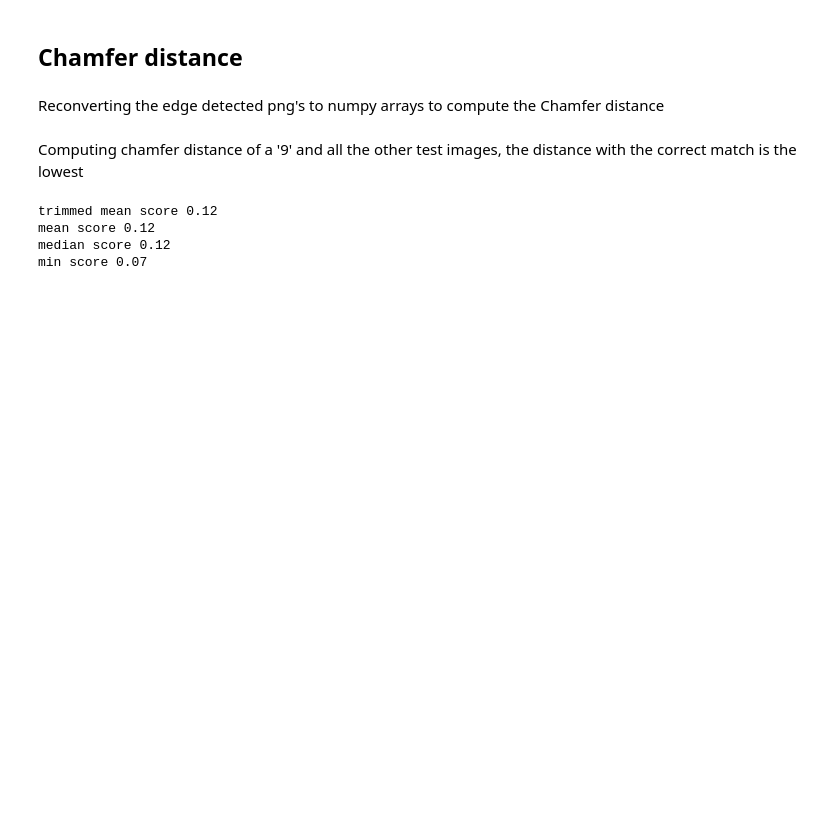
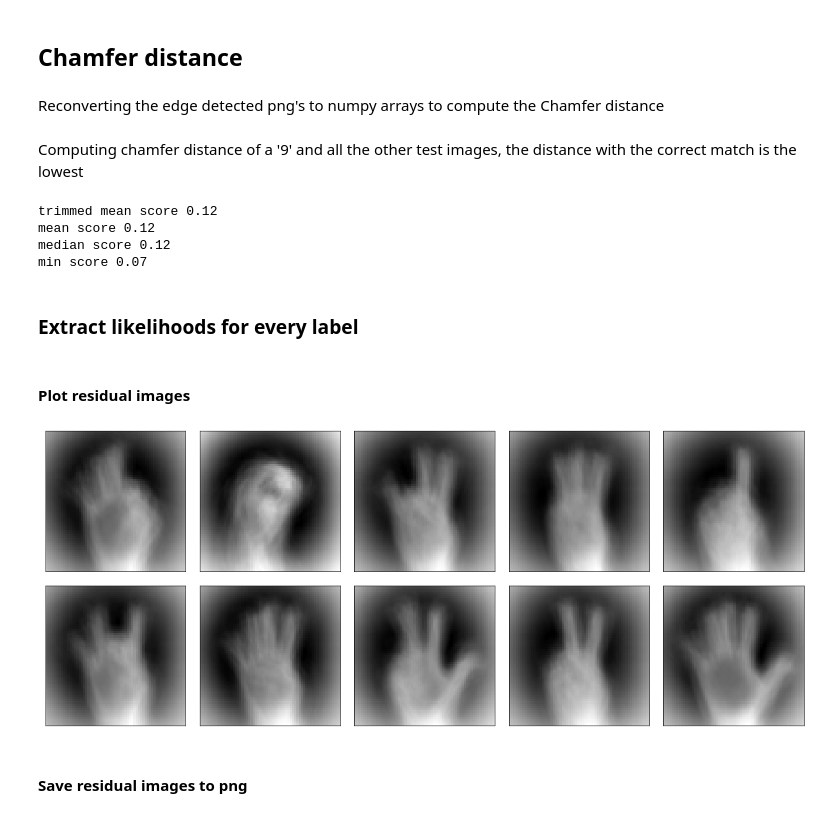
Before and after one commit to S4b3/Sign-Language-Digits-Recognition, a Jupyter notebook: main.ipynb, the cells around one changed output. Saved outputs shown, nothing was run; the diff lists cells and outputs as text; code cells hidden in the pictures; blank space fills up the shorter version.

Commit message:
Extracted likelihooods as images and computed edges

```diff
--- a/main.ipynb
+++ b/main.ipynb
@@ -84,16 +87,17 @@ def get_dataset(dataset_path='Dataset'):
 
     X_unf = np.copy(X)
     X = np.array([X[i].flatten() for i in range(len(X))])
+    Y_hot_vec = Y.copy()
     Y = np.where(Y==1)[1]
     permutation = {0:9, 1:0, 2:7, 3:6, 4:1, 5:8, 6:4, 7:3, 8:2, 9:5}
     for i in range(len(Y)):
         Y[i] = permutation[Y[i]]
 
-    return X, X_unf, Y
+    return X, X_unf, Y, Y_hot_vec
 
 
 if __name__ == '__main__':
-    X, X_unf, Y = get_dataset()
+    X, X_unf, Y, Y_hot_vec = get_dataset()
 # %%
 # cleaning
 subset = [0,1,2,3,4,5,6,7,8,9,10,53,54,55,56,57,58,59,60,61,62,63]
@@ -712,3 +710,20 @@ trimmed mean score 0.12
 mean score 0.12
 median score 0.12
 min score 0.07
+# %% [markdown]
+### Extract likelihoods for every label
+# %%
+labels_likelihoods = compute_likelihood_mt(Y_hot_vec,X_unf)
+# %% [markdown]
+#### Plot residual images
+# %%
+fig, axes = plt.subplots(2, 5,
+                         subplot_kw={'xticks':[], 'yticks':[]},
+                         gridspec_kw=dict(hspace=0.1, wspace=0.1))
+
+for i, ax in enumerate(axes.flat):
+    ax.imshow(labels_likelihoods[i], cmap='binary', interpolation='nearest')
+# %% [output]
+[figure, added]
+# %% [markdown]
+#### Save residual images to png
```
Also changed, not shown: parts of 5 cells of this notebook.
